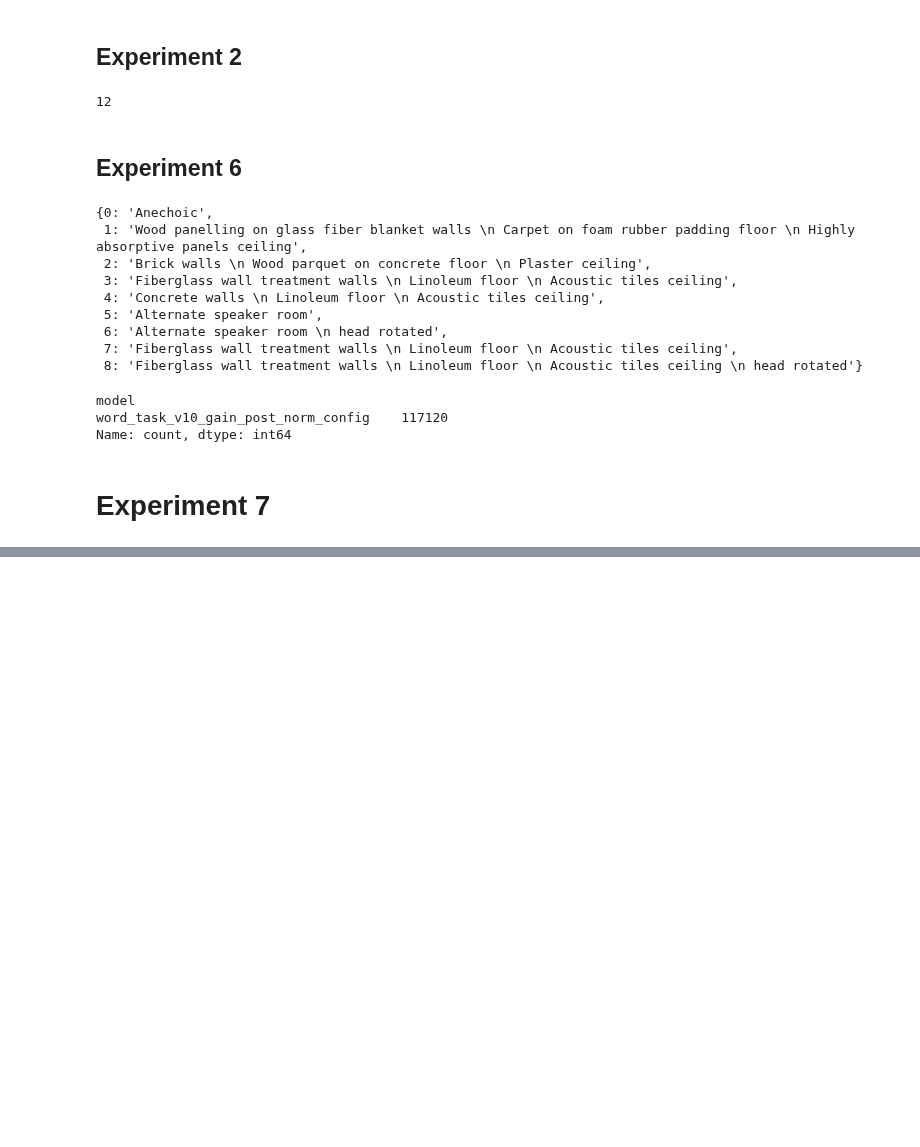
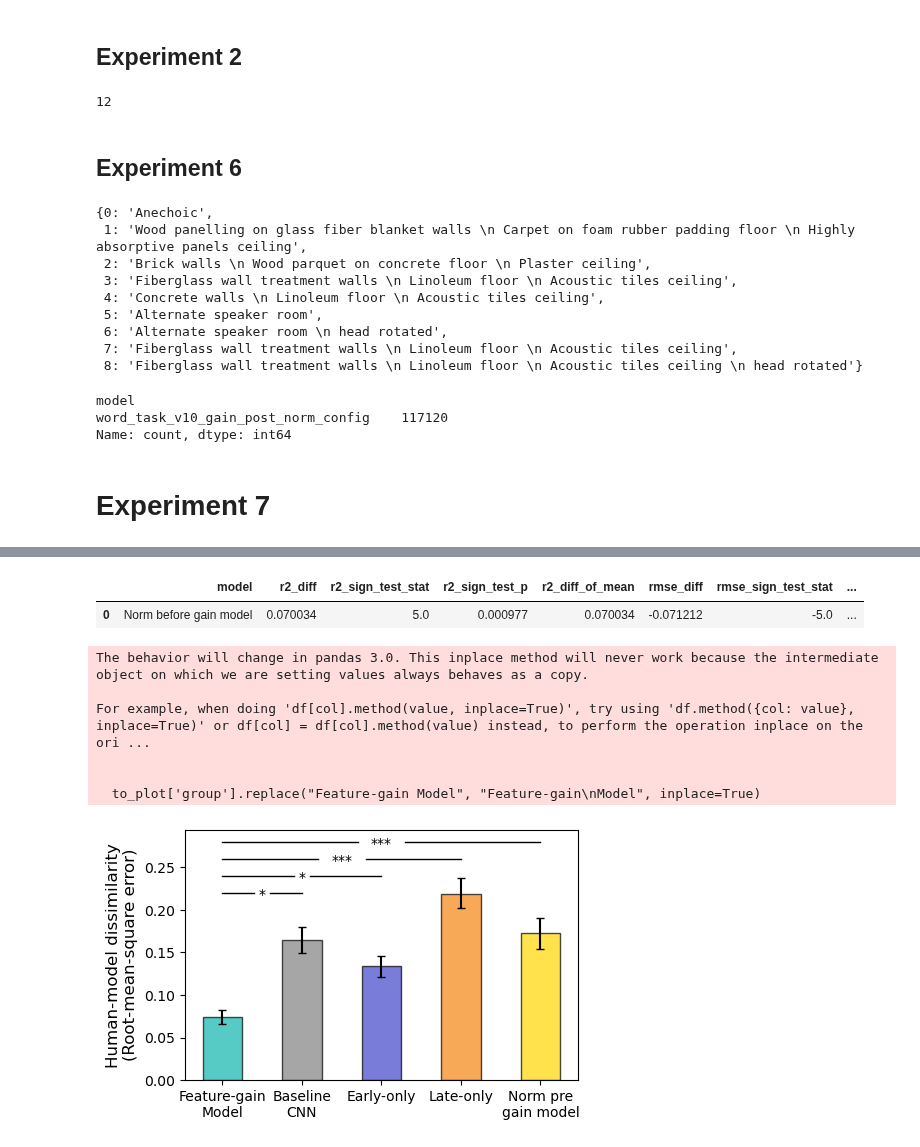
Before and after one commit to mcdermottLab/auditory_attention, a Jupyter notebook: notebooks/rebuttal_analysis/summarize_norm_then_gain_arch.ipynb, the cells around one changed output, grey strips where cells are left out. Drawn from its saved outputs; the diff is of its cells as text; code cells hidden in the pictures; blank space fills up the shorter version.

Commit message:
Plot norm pre gain result. Run get acts for SVM

```diff
--- a/notebooks/rebuttal_analysis/summarize_norm_then_gain_arch.ipynb
+++ b/notebooks/rebuttal_analysis/summarize_norm_then_gain_arch.ipynb
@@ -478,6 +474,7 @@ popham_conds_to_keep = ['Harmonic_target_Harmonic_distractor',
 
 exp_2_df = exp_2_df[exp_2_df['background_condition'].isin(popham_conds_to_keep)].reset_index(drop=True)
 exp_2_df['group']= "Norm before gain model"
+exp_2_df.rename(columns={'accuracy_sem': 'acc_sem', 'confusions_sem': 'conf_sem'}, inplace=True)
 # %% [output]
 12
 # %% [markdown]
@@ -655,8 +652,6 @@ remap_azim = lambda azim: 360 - azim if azim > 180 else 0 - azim
 
 results_dfs = []
 
-
-
 gend_map = {True:'same', False:'diff'}
 
 for path in output_paths:
@@ -671,10 +666,6 @@ for path in output_paths:
         df['distractor_azim'] = int(re.search('distract_loc_(-?\d+)', path.stem).group(0).strip('distract_loc_'))
         df['target_azim'] = df['target_azim'].apply(remap_azim)
         df['distractor_azim'] = df['distractor_azim'].apply(remap_azim)
-
-
-        # df.rename(columns={"results": "accuracy"}, inplace=True)
-        # df['model'] = model_name_dict[path.parent.stem]
         df['model'] = path.parent.stem
         results_dfs.append(df)
     except Exception as error:
@@ -696,4 +687,6 @@ exp_7_df['Target azimuth'] = exp_7_df['Target azimuth'].astype(int)
 
 
 exp_7_df = exp_7_df.groupby(['model','Target azimuth', 'azim_delta']).agg({'accuracy': ['mean', 'sem'], 'confusions':['mean', 'sem']}).reset_index()
-exp_7_df.columns = ['model', 'target_azim', 'azim_delta', 'accuracy', 'accuracy_sem', 'confusions', 'confusions_sem']
+exp_7_df.columns = ['model', 'target_azim', 'azim_delta', 'accuracy', 'acc_sem', 'confusions', 'conf_sem']
+exp_7_df['background_condition'] = exp_7_df['target_azim'].astype('str') + ' target azim ' + exp_7_df['azim_delta'].astype('str') + ' azim delta'
+exp_7_df['snr'] = 0
@@ -699,0 +701,5 @@ exp_7_df.columns = ['model', 'target_azim', 'azim_delta', 'accuracy', 'accuracy_
+# %%
+norm_then_gain_df = pd.concat([exp_1_df, exp_2_df, exp_6_df, exp_7_df], axis=0, ignore_index=True)
+norm_then_gain_df['group'] = "Norm before gain model"
+norm_then_gain_df['model'] = "Norm before gain model"
+norm_then_gain_df.head()
@@ -699,0 +777,2 @@ exp_7_df.columns = ['model', 'target_azim', 'azim_delta', 'accuracy', 'accuracy_
+# %%
+to_analyze = pd.concat([combined_results, norm_then_gain_df], axis=0, ignore_index=True)
@@ -699,0 +1148,60 @@ exp_7_df.columns = ['model', 'target_azim', 'azim_delta', 'accuracy', 'accuracy_
+# %%
+sign_test_df
+# %% [output]
+|  | model | r2_diff | r2_sign_test_stat | r2_sign_test_p | r2_diff_of_mean | rmse_diff | rmse_sign_test_stat | ... |
+| 0 | Norm before gain model | 0.070034 | 5.0 | 0.000977 | 0.070034 | -0.071212 | -5.0 | ... |
+# %%
+to_plot = model_agg_sim_df.copy()
+## add bar plot
+aspect = 3.25
+fontsize = 10
+
+fig, ax = plt.subplots(figsize=(5.078125, aspect))
+
+
+model_order = deepcopy(util_analysis.model_name_order) + ['Norm before gain model']
+model_colors = deepcopy(util_analysis.model_color_dict)
+
+to_plot.sort_values('group', key=lambda x: x.map({model: i for i, model in enumerate(model_order)}), inplace=True)
+model_order[0] = "Feature-gain\nModel"
+to_plot['group'].replace("Feature-gain Model", "Feature-gain\nModel", inplace=True)
+
+xtick_labels = model_order.copy()
+xtick_labels[0] = "Feature-gain\nModel"
+xtick_labels[1] = "Baseline\nCNN"
+xtick_labels[-1] = "Norm pre\ngain model"
+model_colors["Feature-gain\nModel"] = model_colors["Feature-gain Model"]
+model_colors["Norm before gain model"] = "gold"
+# sort to_plot based on group, according to model order
+x_vals = {model:ix for ix, model in enumerate(model_order)}
+
+bar_width = 0.5
+
+for ix, (_, row) in enumerate(to_plot.iterrows()):
+    model = row['group']
+    if model not in model_order:
+        continue
+    y_err = np.array([row['rmse'] - row['rmse_ci'][0], row['rmse_ci'][1] - row['rmse']])
+    y_err = y_err.reshape(2,-1)
+    ax.bar(x_vals[model], row['rmse'], yerr=y_err, alpha=0.7, color=model_colors[row['group']], width=bar_width, edgecolor='k', capsize=3)
+    # get pval
+    if model != 'Feature-gain\nModel':
+        p_val = sign_test_df[sign_test_df.model == model].rmse_sign_test_p.item()
+        star = util_analysis.get_star(p_val)
+        # annot_stat(star, 0, x_vals[model], 0.95 + ix *.06, 0, ax=ax, lw=1)
+        util_analysis.draw_stats_bar(ax, 0, x_vals[model], 0.2 + ix *.02, .00, star, col='k', lw=1, fontsize=fontsize, text_gap=0.1)
+
+# ax.set_ylim(0,1.2)
+# ax.set_yticks(np.linspace(0,1,5))
+# sns.despine()
+ax.set_ylabel("Human-model dissimilarity\n(Root-mean-square error)", fontsize=fontsize+2)
+ax.set_xticks(np.arange(len(model_order)))
+ax.set_xticklabels(xtick_labels, fontsize=fontsize);
+# %% [output]
+The behavior will change in pandas 3.0. This inplace method will never work because the intermediate object on which we are setting values always behaves as a copy.
+
+For example, when doing 'df[col].method(value, inplace=True)', try using 'df.method({col: value}, inplace=True)' or df[col] = df[col].method(value) instead, to perform the operation inplace on the ori ...
+
+
+  to_plot['group'].replace("Feature-gain Model", "Feature-gain\nModel", inplace=True)
+[figure, added]
```
Also changed, not shown: parts of 17 cells of this notebook, 4 other files.
